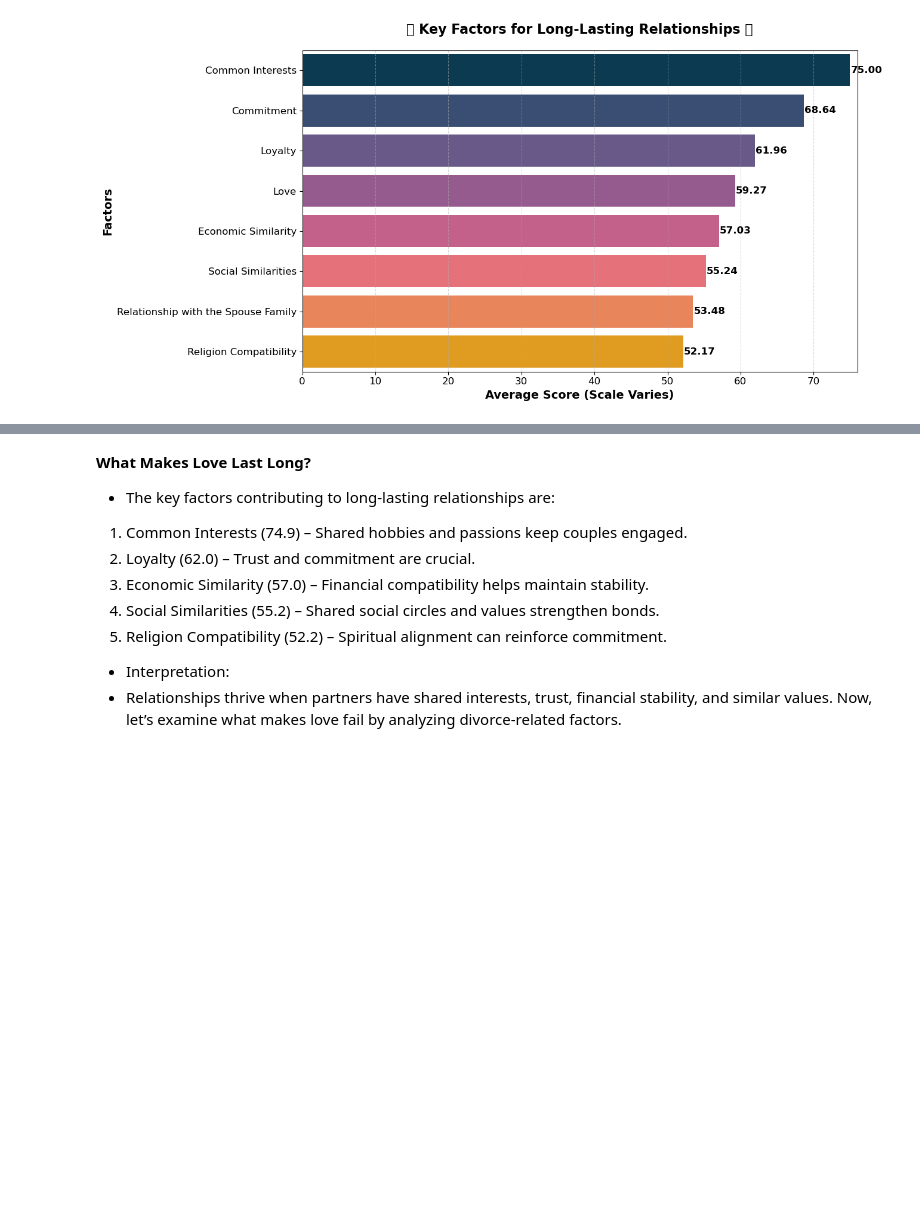
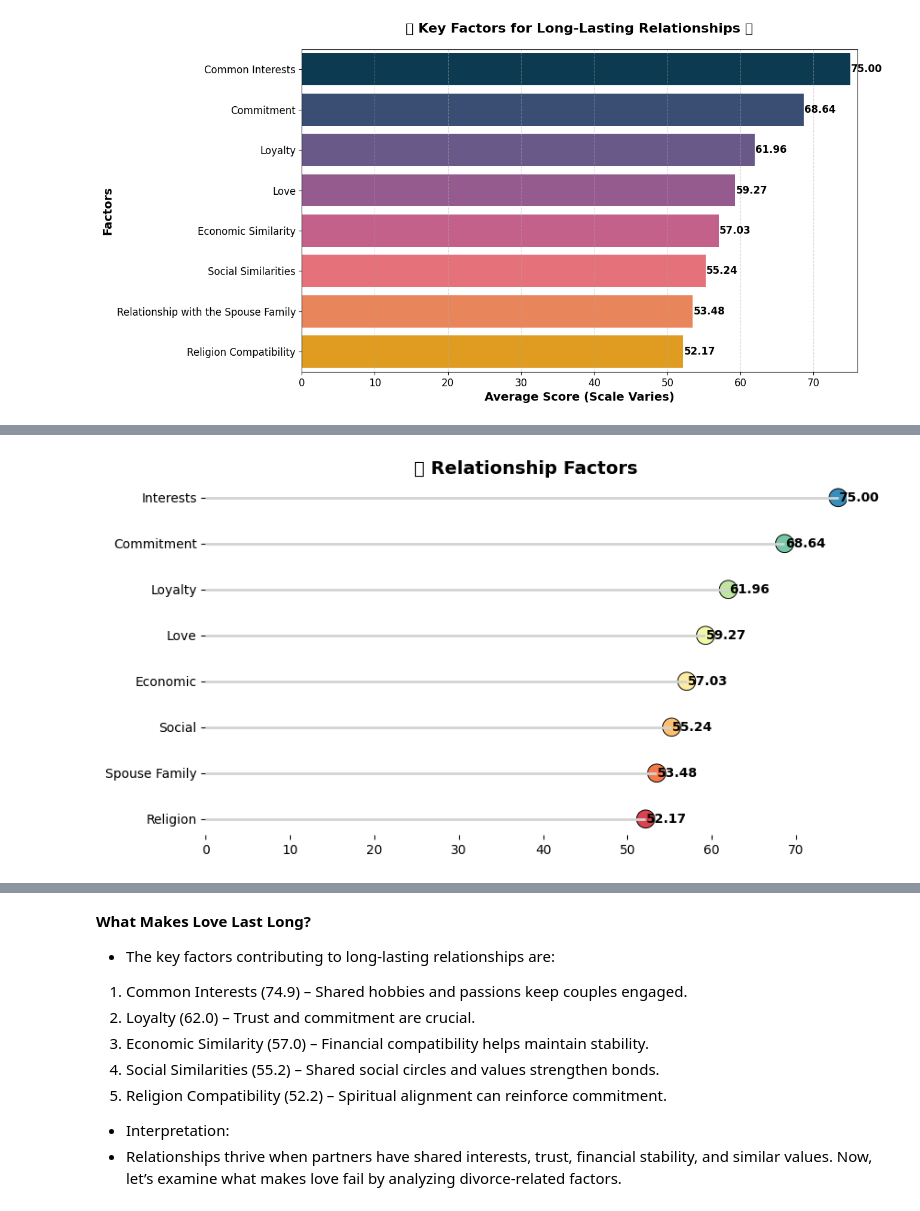
Before and after one commit to VAL-Jerono/HELLO_MATE_, a Jupyter notebook: hm.ipynb, the cells around one changed output, grey strips where cells are left out. Saved outputs shown, nothing was run; the diff lists cells and outputs as text; code cells hidden in the pictures; blank space fills up the shorter version.

```diff
--- a/hm.ipynb
+++ b/hm.ipynb
@@ -500,0 +575,35 @@ plt.show()
+# %%
+# Shorter labels
+short_names = {
+    "Common Interests": "Interests",
+    "Loyalty": "Loyalty",
+    "Religion Compatibility": "Religion",
+    "Social Similarities": "Social",
+    "Economic Similarity": "Economic",
+    "Love": "Love",
+    "Commitment": "Commitment",
+    "Relationship with the Spouse Family": "Spouse Family"
+}
+
+# Apply renaming
+avg_scores_short = avg_scores.rename(index=short_names)
+
+# Plot lollipop example with shorter labels
+plt.figure(figsize=(9,5))
+plt.hlines(y=avg_scores_short.index, xmin=0, xmax=avg_scores_short.values, color="lightgray", linewidth=2)
+plt.scatter(avg_scores_short.values, avg_scores_short.index, s=200, c=sns.color_palette("Spectral", len(avg_scores_short)), edgecolor="black", linewidth=0.7)
+
+# Labels
+for i, v in enumerate(avg_scores_short.values):
+    plt.text(v + 0.05, i, f"{v:.2f}", va="center", fontsize=10, weight='bold')
+
+# Style
+plt.title("💖 Relationship Factors", fontsize=14, weight="bold")
+plt.xlabel("")
+plt.ylabel("")
+sns.despine(left=True, bottom=True)
+plt.xlim(0, max(avg_scores_short.values) + 1)
+
+plt.show()
+# %% [output]
+[figure, added]
```
Also changed, not shown: parts of 7 cells of this notebook, 13 other files.
